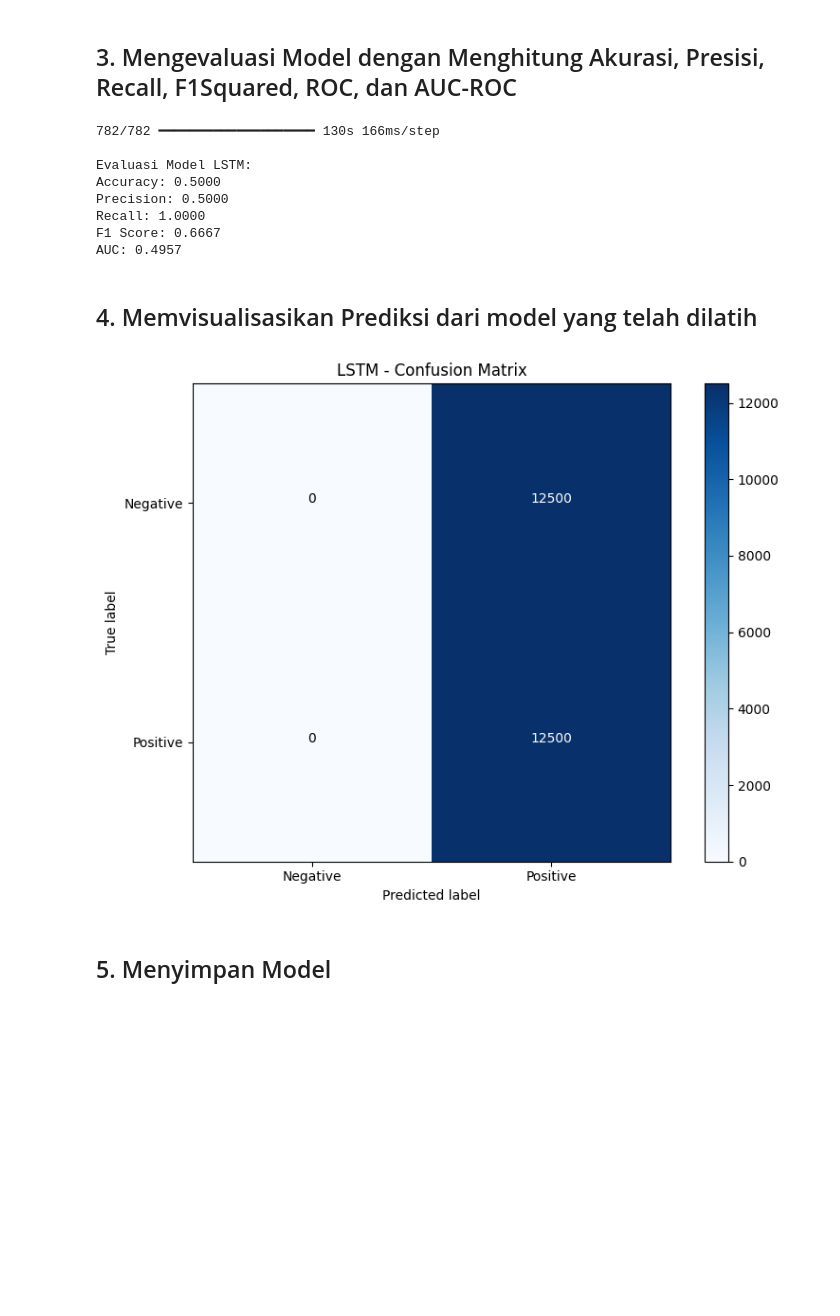
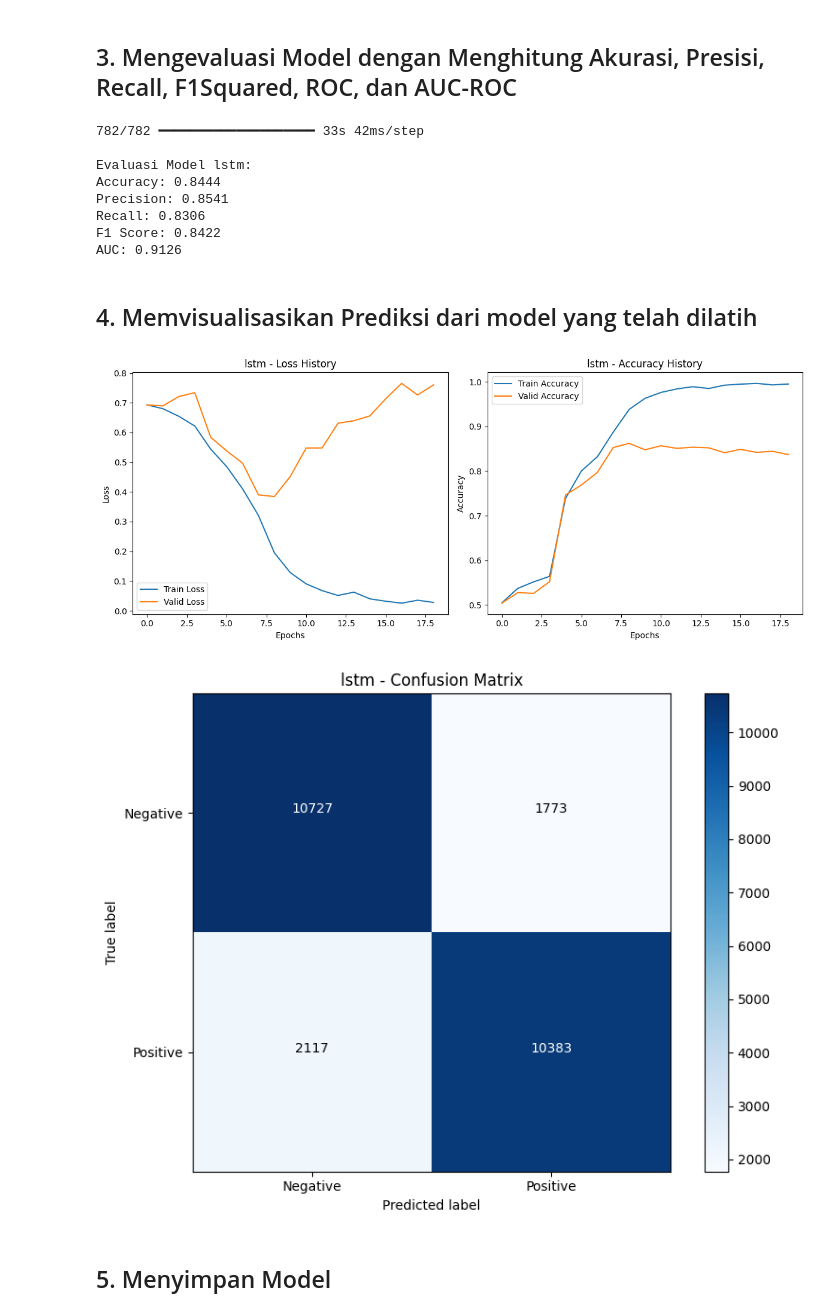
Before and after one commit to Kaasyiful/tugas-deep-learning, a Jupyter notebook: week6/TensorFlow/Deep_Learning_Week_6_Tensorflow.ipynb, the cells around one changed output. Cells and saved outputs as stored; diff of their text form; code cells hidden in the pictures; blank space fills up the shorter version.

```diff
--- a/week6/TensorFlow/Deep_Learning_Week_6_Tensorflow.ipynb
+++ b/week6/TensorFlow/Deep_Learning_Week_6_Tensorflow.ipynb
@@ -117,9 +109,8 @@ Label: 0
 ## 4. Menyiapkan Fungsi Pelatihan dan Validasi
 # %%
 # Fungsi untuk melatih model
-def train_model(model, train_data, val_data, model_name):
+def train_model(model, train_data, model_name):
     x_train, y_train = train_data
-    x_val, y_val = val_data
 
     # Callbacks
     callbacks = [
@@ -143,7 +134,8 @@ def train_model(model, train_data, val_data, model_name):
         x_train, y_train,
         epochs=EPOCHS,
         batch_size=BATCH_SIZE,
-        validation_data=(x_val, y_val),
+        validation_split=0.2,
+        shuffle=True,
         callbacks=callbacks,
         verbose=1
     )
@@ -379,16 +372,11 @@ def build_lstm_model():
     model = Sequential([
         Input(shape=(MAXLEN,)),
         Embedding(NUM_WORDS, EMBEDDING_DIM),
-        Dropout(DROPOUT_RATE),
+
         LSTM(HIDDEN_DIM, return_sequences=True),
-        Dropout(DROPOUT_RATE),
-        LSTM(HIDDEN_DIM, return_sequences=True),
-        Dropout(DROPOUT_RATE),
-        LSTM(HIDDEN_DIM),
-        Dropout(DROPOUT_RATE),
-        Dense(HIDDEN_DIM, activation='relu'),
-        Dropout(DROPOUT_RATE),
-        Dense(HIDDEN_DIM, activation='relu'),
+        LSTM(HIDDEN_DIM // 2, return_sequences=False),
+
+        Dense(HIDDEN_DIM // 4, activation='relu'),
         Dropout(DROPOUT_RATE),
         Dense(1, activation='sigmoid')
     ])
@@ -405,6 +393,6 @@ model_lstm.compile(optimizer='adam', loss='binary_crossentropy', metrics=['accur
 
 # Melatih model LSTM
 print("Melatih model LSTM...")
-history_lstm = train_model(model_lstm, train_data, val_data, 'LSTM')
+history_lstm = train_model(model_lstm, train_data, 'lstm')
 # %% [output]
 Melatih model LSTM...
@@ -420,26 +416,27 @@ KeyboardInterrupt:
 ## 3. Mengevaluasi Model dengan Menghitung Akurasi, Presisi, Recall, F1Squared, ROC, dan AUC-ROC
 # %%
 # Evaluasi model LSTM
-result_lstm = evaluate_model(model_lstm, test_data, 'LSTM')
+result_lstm = evaluate_model(model_lstm, test_data, 'lstm')
 # %% [output]
-782/782 ━━━━━━━━━━━━━━━━━━━━ 130s 166ms/step
+782/782 ━━━━━━━━━━━━━━━━━━━━ 33s 42ms/step
 
-Evaluasi Model LSTM:
-Accuracy: 0.5000
-Precision: 0.5000
-Recall: 1.0000
-F1 Score: 0.6667
-AUC: 0.4957
+Evaluasi Model lstm:
+Accuracy: 0.8444
+Precision: 0.8541
+Recall: 0.8306
+F1 Score: 0.8422
+AUC: 0.9126
 # %% [markdown]
 ## 4. Memvisualisasikan Prediksi dari model yang telah dilatih
 # %%
 # Plotting hasil pelatihan
-plot_training_history(history_lstm, "LSTM")
+plot_training_history(history_lstm, "lstm")
 
 # Plotting confusion matrix
-plot_confusion_matrix(y_test, result_lstm['y_pred'], "LSTM")
+plot_confusion_matrix(y_test, result_lstm['y_pred'], "lstm")
 # %% [output]
-[figure, old version]
+[figure, new version]
+[figure, added]
 # %% [markdown]
 ## 5. Menyimpan Model
 # %%
```
Also changed, not shown: parts of 20 cells of this notebook, 30 other files.
